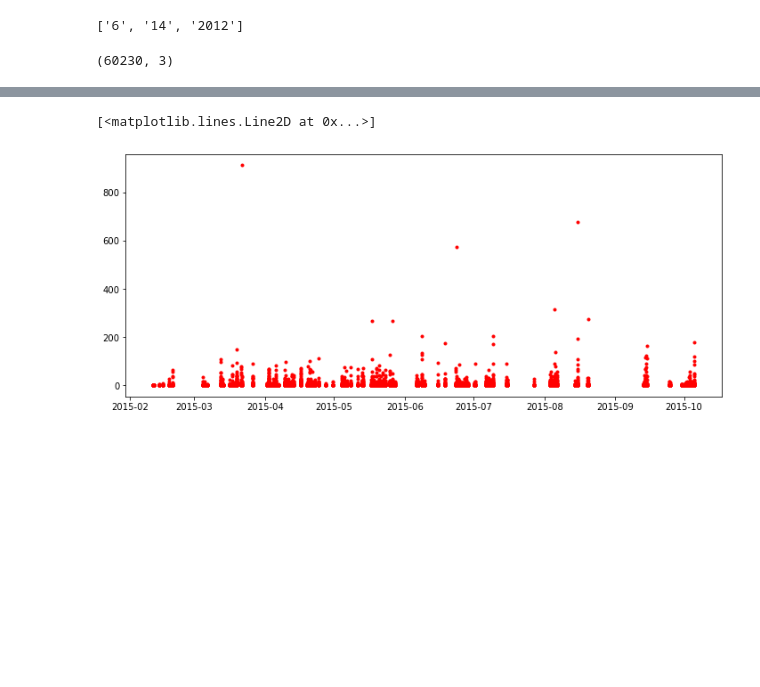
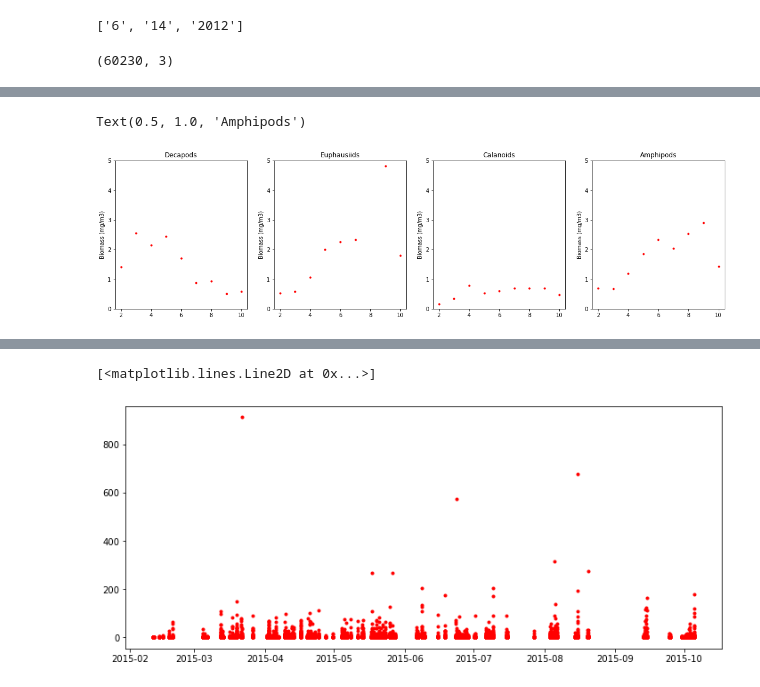
Before and after one commit to SalishSeaCast/analysis-karyn, a Jupyter notebook: notebooks/plotExamples/LoadZoop.ipynb, the cells around one changed output, grey strips where cells are left out. Cells and saved outputs as stored; diff of their text form; code cells hidden in the pictures; blank space fills up the shorter version.

```diff
--- a/notebooks/plotExamples/LoadZoop.ipynb
+++ b/notebooks/plotExamples/LoadZoop.ipynb
@@ -97,4 +117,4 @@ for ii,jj in zip(dateslist,timeslist):
 # %%
 df['dt']=dts
-# %%
-df['dt']=[dt.datetime.strptime(aa+' '+bb,'%-m/%-d/%Y %-H:%-M') for aa, bb in]
+# %%
+df['month']=[ii.month for ii in df['dt']]
@@ -100,0 +181,10 @@ df['dt']=[dt.datetime.strptime(aa+' '+bb,'%-m/%-d/%Y %-H:%-M') for aa, bb in]
+# %%
+deca=df.loc[df['Order:']=='Decapoda']
+euph=df.loc[df['Order:']=='Euphausiacea']
+cala=df.loc[df['Order:']=='Calanoida']
+amph=df.loc[df['Order:']=='Amphipoda']
+# %%
+monthdeca=deca.groupby(['month'], as_index=False).mean()
+montheuph=euph.groupby(['month'], as_index=False).mean()
+monthcala=cala.groupby(['month'], as_index=False).mean()
+monthamph=amph.groupby(['month'], as_index=False).mean()
@@ -100,0 +211,38 @@ df['dt']=[dt.datetime.strptime(aa+' '+bb,'%-m/%-d/%Y %-H:%-M') for aa, bb in]
+# %%
+fig,ax=plt.subplots(1,4,figsize=(20,5))
+ax[0].plot(monthdeca['month'],monthdeca['Biomass(mg/m3)'],'r.')
+ax[1].plot(montheuph['month'],montheuph['Biomass(mg/m3)'],'r.')
+ax[2].plot(monthcala['month'],monthcala['Biomass(mg/m3)'],'r.')
+ax[3].plot(monthamph['month'],monthamph['Biomass(mg/m3)'],'r.')
+#ax[0].set_xlim((dt.datetime(2015,1,1),dt.datetime(2015,12,1)))
+#ax[1].set_xlim((dt.datetime(2015,1,1),dt.datetime(2015,12,1)))
+#ax[2].set_xlim((dt.datetime(2015,1,1),dt.datetime(2015,12,1)))
+#ax[3].set_xlim((dt.datetime(2015,1,1),dt.datetime(2015,12,1)))
+ax[0].set_ylim(0,5)
+ax[1].set_ylim(0,5)
+ax[2].set_ylim(0,5)
+ax[3].set_ylim(0,5)
+ax[0].set_ylabel('Biomass (mg/m3)')
+ax[1].set_ylabel('Biomass (mg/m3)')
+ax[2].set_ylabel('Biomass (mg/m3)')
+ax[3].set_ylabel('Biomass (mg/m3)')
+ax[0].set_title('Decapods')
+ax[1].set_title('Euphausiids')
+ax[2].set_title('Calanoids')
+ax[3].set_title('Amphipods')
+#ax[0].xaxis.set_major_locator(plt.MaxNLocator(4))
+#ax[1].xaxis.set_major_locator(plt.MaxNLocator(4))
+#ax[2].xaxis.set_major_locator(plt.MaxNLocator(4))
+#ax[3].xaxis.set_major_locator(plt.MaxNLocator(4))
+#ax[0].xaxis.set_major_formatter(yearsFmt)
+#ax[1].xaxis.set_major_formatter(yearsFmt)
+#ax[2].xaxis.set_major_formatter(yearsFmt)
+#ax[3].xaxis.set_major_formatter(yearsFmt)
+#ax.xaxis.set_ticks(np.arange(start, end, 2))
+#ax[0].set_yscale('log')
+#ax[1].set_yscale('log')
+#ax[2].set_yscale('log')
+#ax[3].set_yscale('log')
+# %% [output]
+Text(0.5, 1.0, 'Amphipods')
+[figure, added]
```
Also changed, not shown: parts of 14 cells of this notebook.
